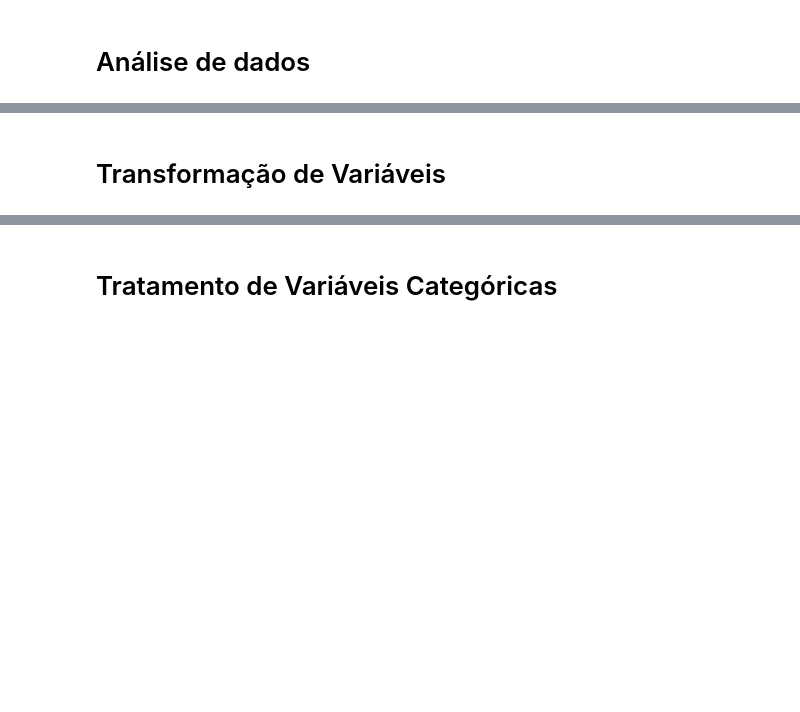
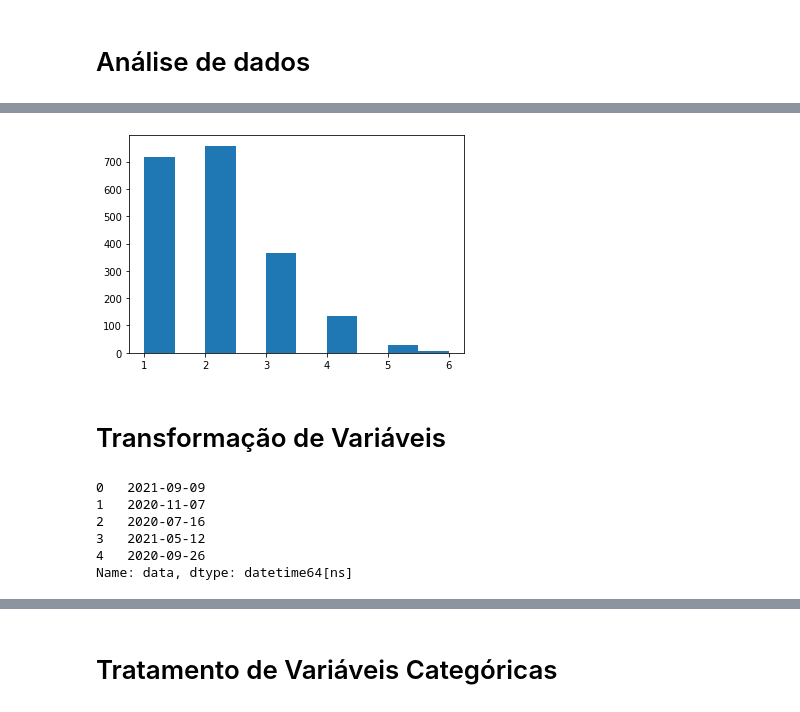
Before and after one commit to Nina-pinheiro/Data-Science-Python, a Jupyter notebook: files/preparacao_dados/preparacao_dados.ipynb, the cells around one changed output, grey strips where cells are left out. Cells and saved outputs as stored; diff of their text form; code cells hidden in the pictures; blank space fills up the shorter version.

```diff
--- a/files/preparacao_dados/preparacao_dados.ipynb
+++ b/files/preparacao_dados/preparacao_dados.ipynb
@@ -30,5 +108,7 @@ df.describe()
 # %%
-# Histograma da variável "Saldo_conta"
-plt.hist(x = df['saldo_conta'])
+# Histograma da variável "N_contratos"
+plt.hist(x = df['n_contratos']);
+# %% [output]
+[figure, added]
 # %% [markdown]
 # Transformação de Variáveis
@@ -39,0 +115,9 @@ df['lucro_esperado']=pd.to_numeric(df['lucro_esperado'],errors = 'coerce')
+# %%
+df['data'].head()
+# %% [output]
+0   2021-09-09
+1   2020-11-07
+2   2020-07-16
+3   2021-05-12
+4   2020-09-26
+Name: data, dtype: datetime64[ns]
```
Also changed, not shown: parts of 37 cells of this notebook.
